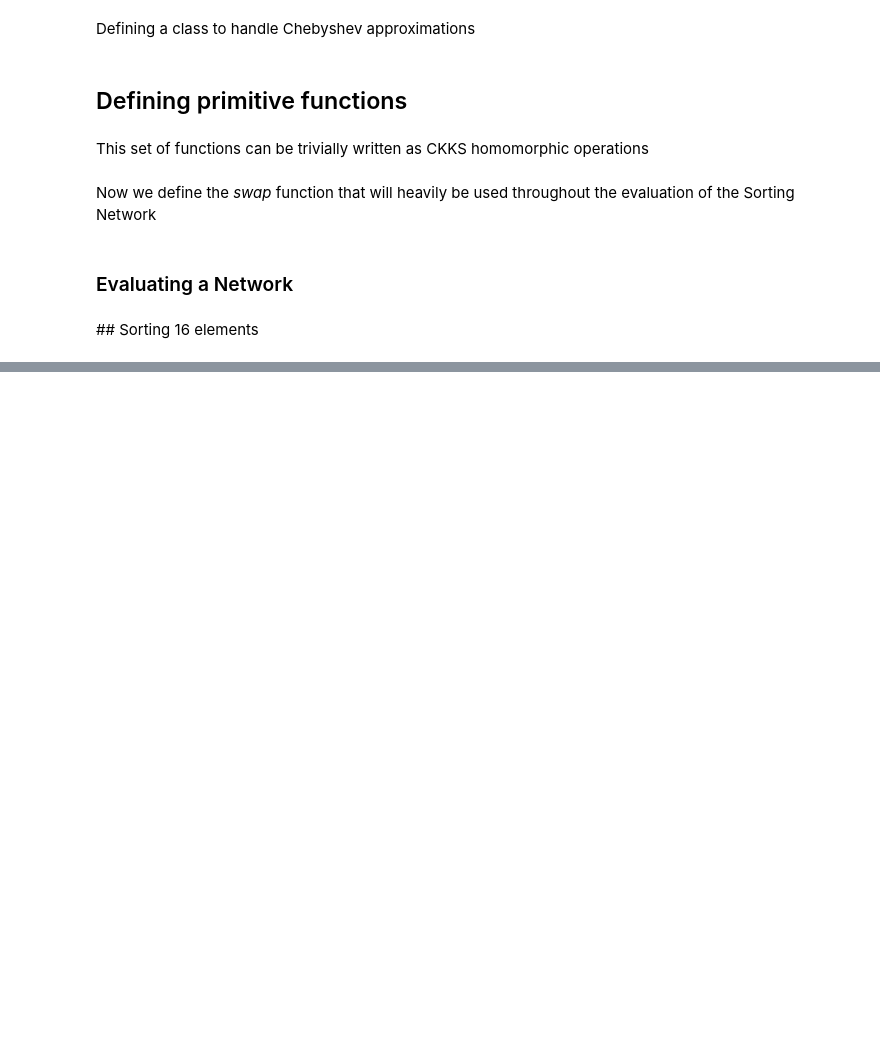
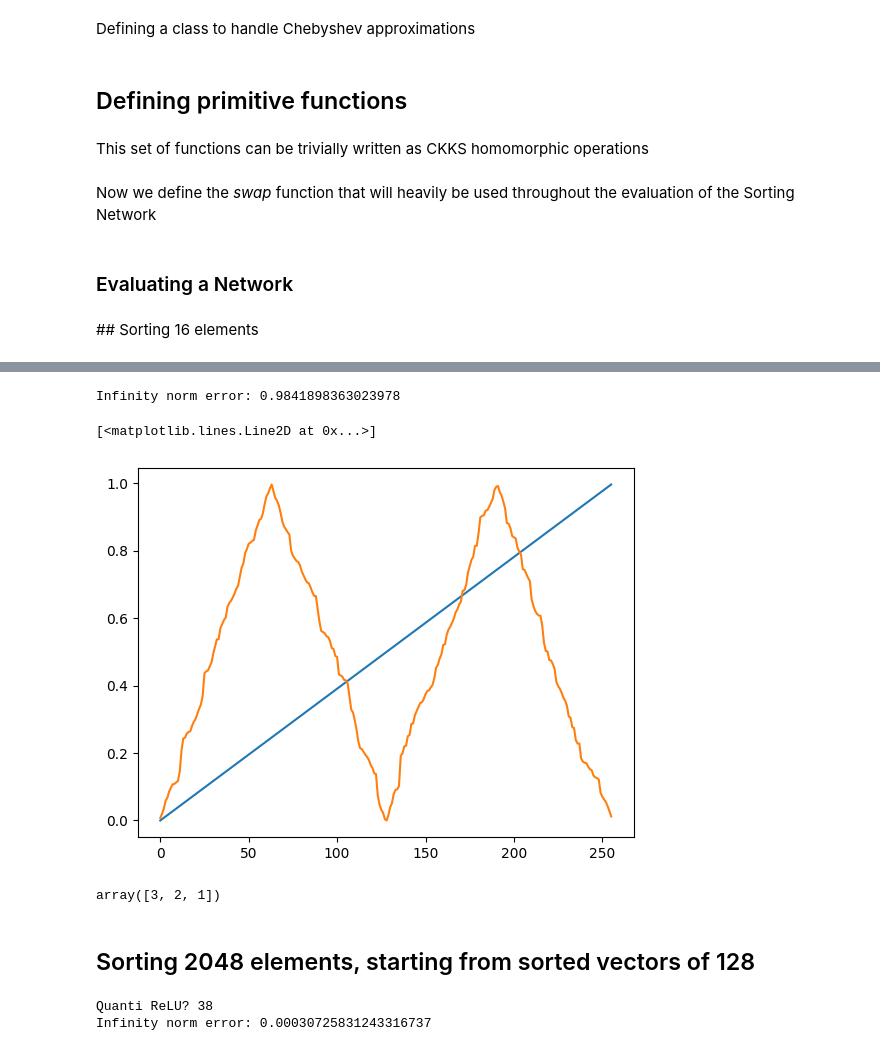
Before and after one commit to lorenzorovida/Lightweight-Sorting-In-Approximate-Homomorphic-Encryption, a Jupyter notebook: notebooks/Network-based.ipynb, the cells around one changed output, grey strips where cells are left out. Drawn from its saved outputs; the diff is of its cells as text; code cells hidden in the pictures; blank space fills up the shorter version.

```diff
--- a/notebooks/Network-based.ipynb
+++ b/notebooks/Network-based.ipynb
@@ -290,0 +293,11 @@ plt.plot(sorted_a)
+# %%
+n = 256
+
+a = np.arange(n) / n
+np.random.shuffle(a)
+
+vec = np.copy(a)
+sorted_a = np.copy(a)
+sorted_a.sort()
+
+print(vec)
@@ -290,0 +322,25 @@ plt.plot(sorted_a)
+# %%
+vec = np.copy(a)
+poly_relu_cheby = Chebyshev(-1, 1, 295, relu)
+
+for b in range(int(math.log2(n))):
+    for l in range(b + 1):
+        delta = 2 ** (b - l)
+        vec = swap_simd(vec, delta, b, l, poly = True)
+
+#print("Before: {}\nAfter: {}".format(a, vec))
+print("Infinity norm error: {}".format(inf_norm(sorted_a, vec)))
+# %% [output]
+Infinity norm error: 0.9841898363023978
+# %%
+plt.plot(sorted_a)
+plt.plot(vec)
+# %% [output]
+[<matplotlib.lines.Line2D at 0x...>]
+[figure, added]
+# %%
+np.array([1,2,3])[::-1]
+# %% [output]
+array([3, 2, 1])
+# %% [markdown]
+## Sorting 2048 elements, starting from sorted vectors of 128
@@ -290,0 +365,16 @@ plt.plot(sorted_a)
+# %%
+poly_relu_cheby = Chebyshev(-1, 1, 1007, relu)
+quanti = 0
+
+for b in range(7, int(math.log2(n))):
+    for l in range(b + 1):
+        delta = 2 ** (b - l)
+        quanti += 1
+        vec = swap_simd(vec, delta, b, l, poly = True)
+
+#print("Before: {}\nAfter: {}".format(a, vec)
+print("Quanti ReLU?", quanti)
+print("Infinity norm error: {}".format(inf_norm(copy_vec, vec)))
+# %% [output]
+Quanti ReLU? 38
+Infinity norm error: 0.00030725831243316737
```
Also changed, not shown: parts of 8 cells of this notebook, 18 other files.
